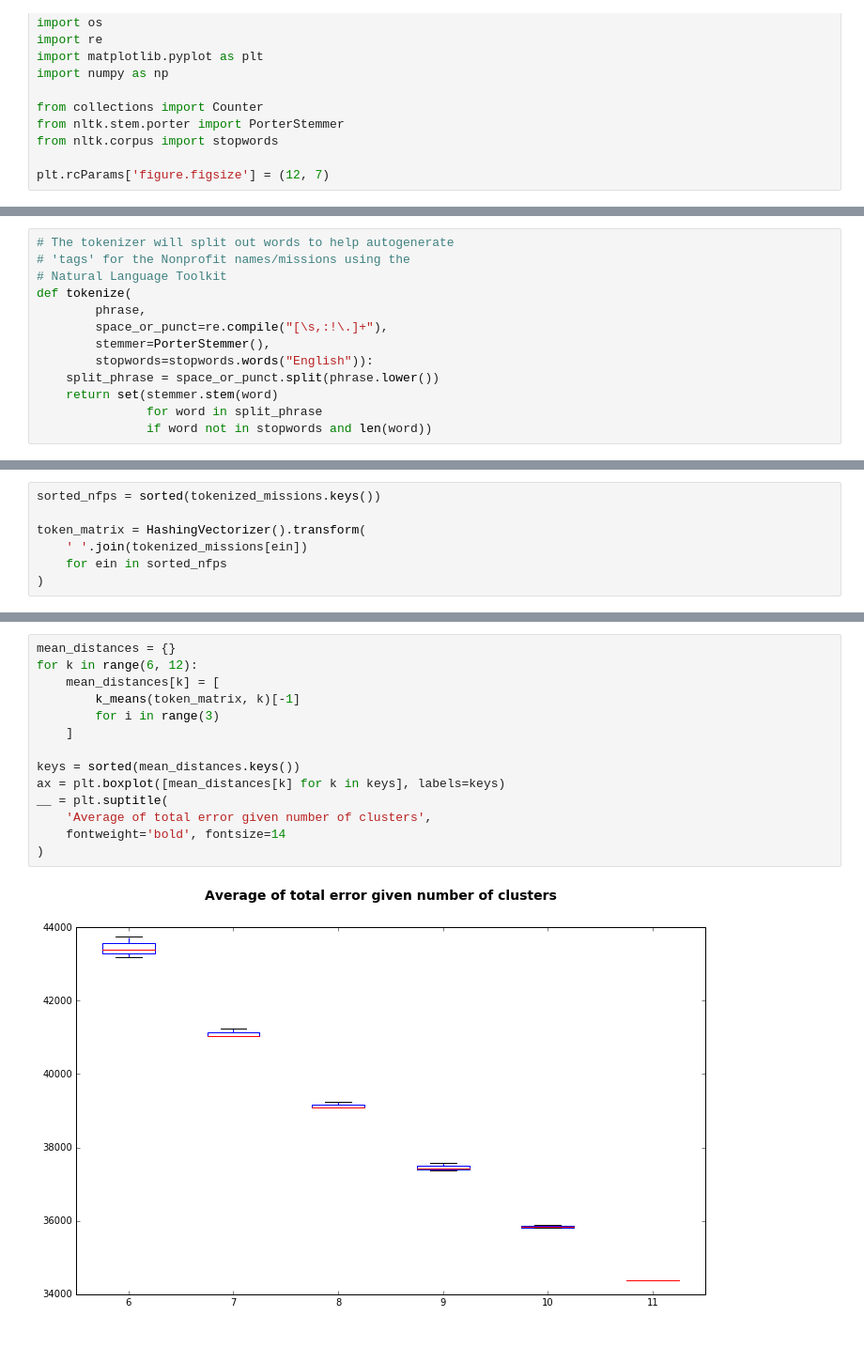
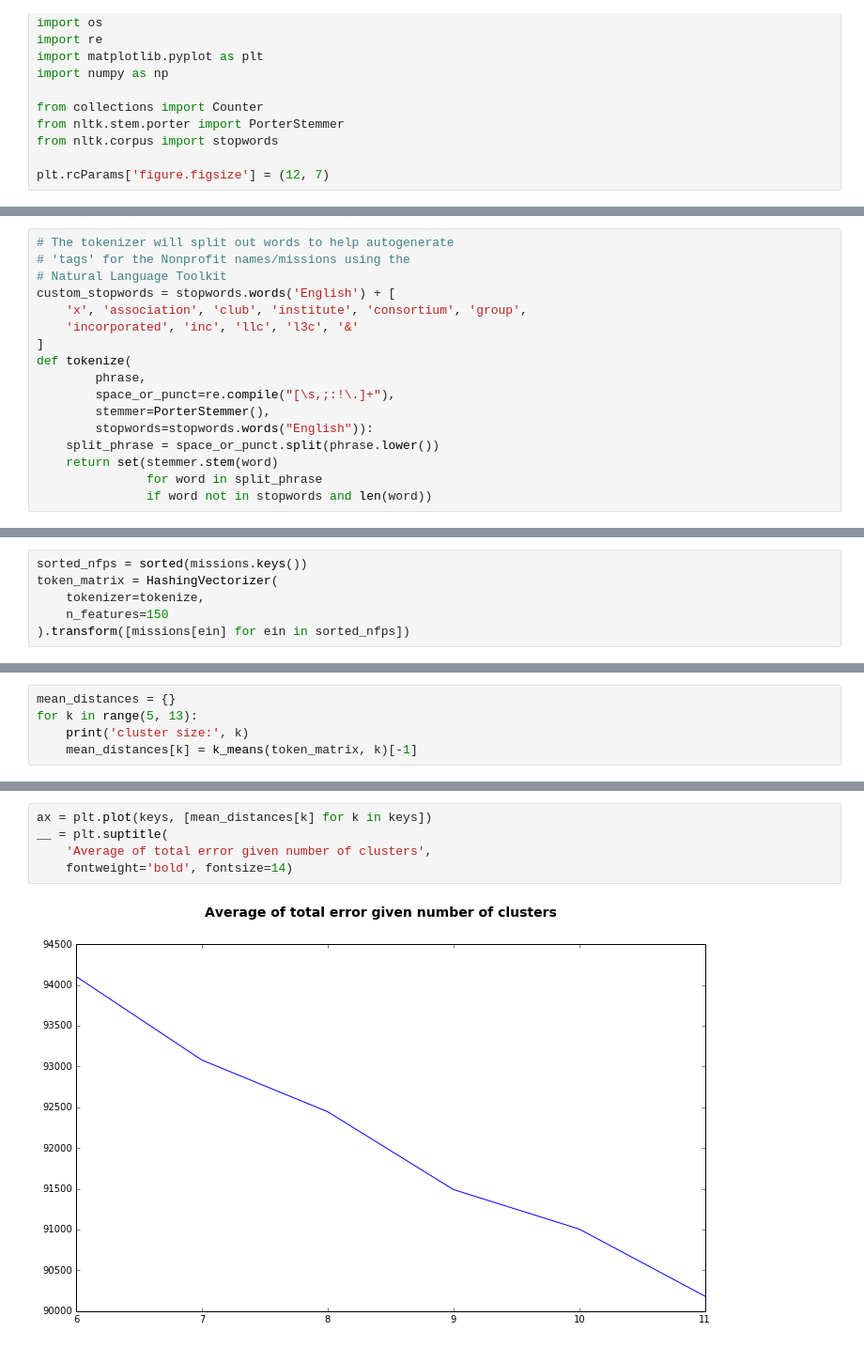
Before and after one commit to BundleKind/nfp-acquisition, a Jupyter notebook: cluster_missions.ipynb, the cells around one changed output, grey strips where cells are left out. Shown at 94% size. Saved outputs shown, nothing was run; the diff lists cells and outputs as text.

Commit message:
use jupyter notebook to inline some plots while clustering and tagging the different not-for-profits. Eventually the relevant parts will also be a script that can be re-run when we change the tags.

```diff
--- a/cluster_missions.ipynb
+++ b/cluster_missions.ipynb
@@ -60,9 +110,13 @@ for dirname in state_paths:
 # The tokenizer will split out words to help autogenerate
 # 'tags' for the Nonprofit names/missions using the
 # Natural Language Toolkit
+custom_stopwords = stopwords.words('English') + [
+    'x', 'association', 'club', 'institute', 'consortium', 'group',
+    'incorporated', 'inc', 'llc', 'l3c', '&'
+]
 def tokenize(
         phrase,
-        space_or_punct=re.compile("[\s,:!\.]+"),
+        space_or_punct=re.compile("[\s,;:!\.]+"),
         stemmer=PorterStemmer(),
         stopwords=stopwords.words("English")):
     split_phrase = space_or_punct.split(phrase.lower())
@@ -115,7 +131,6 @@ from sklearn.feature_extraction.text import HashingVectorizer
 # %%
-sorted_nfps = sorted(tokenized_missions.keys())
-
-token_matrix = HashingVectorizer().transform(
-    ' '.join(tokenized_missions[ein])
-    for ein in sorted_nfps
-)
+sorted_nfps = sorted(missions.keys())
+token_matrix = HashingVectorizer(
+    tokenizer=tokenize,
+    n_features=150
+).transform([missions[ein] for ein in sorted_nfps])
@@ -121,0 +140,5 @@ token_matrix = HashingVectorizer().transform(
+# %%
+mean_distances = {}
+for k in range(5, 13):
+    print('cluster size:', k)
+    mean_distances[k] = k_means(token_matrix, k)[-1]
@@ -122,16 +154,7 @@ token_matrix = HashingVectorizer().transform(
 # %%
-mean_distances = {}
-for k in range(6, 12):
-    mean_distances[k] = [
-        k_means(token_matrix, k)[-1]
-        for i in range(3)
-    ]
-
-keys = sorted(mean_distances.keys())
-ax = plt.boxplot([mean_distances[k] for k in keys], labels=keys)
+ax = plt.plot(keys, [mean_distances[k] for k in keys])
 __ = plt.suptitle(
     'Average of total error given number of clusters',
-    fontweight='bold', fontsize=14
-)
+    fontweight='bold', fontsize=14)
 # %% [output]
-[figure, old version]
+[figure, new version]
```
Also changed, not shown: parts of 27 cells of this notebook.
